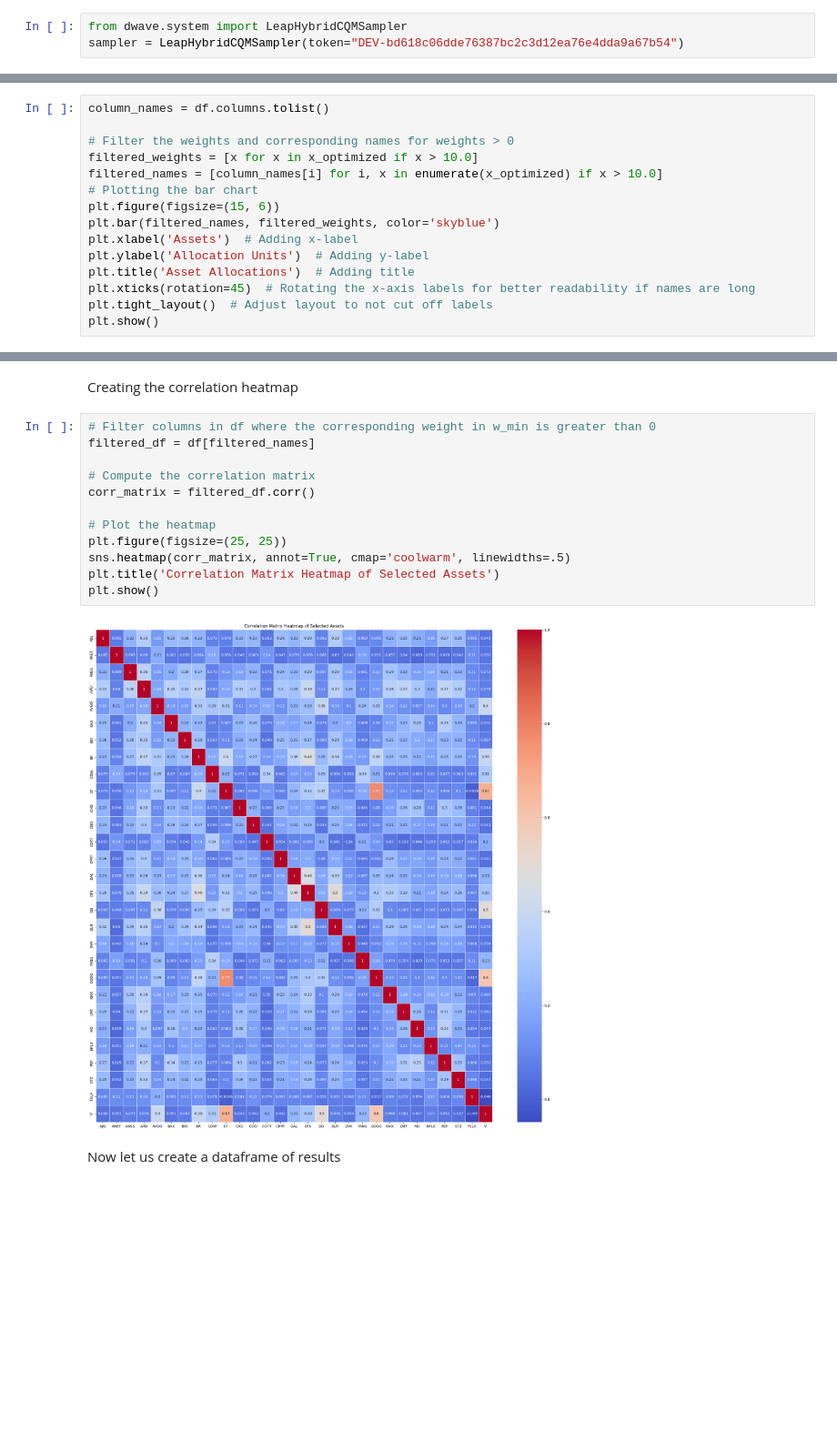
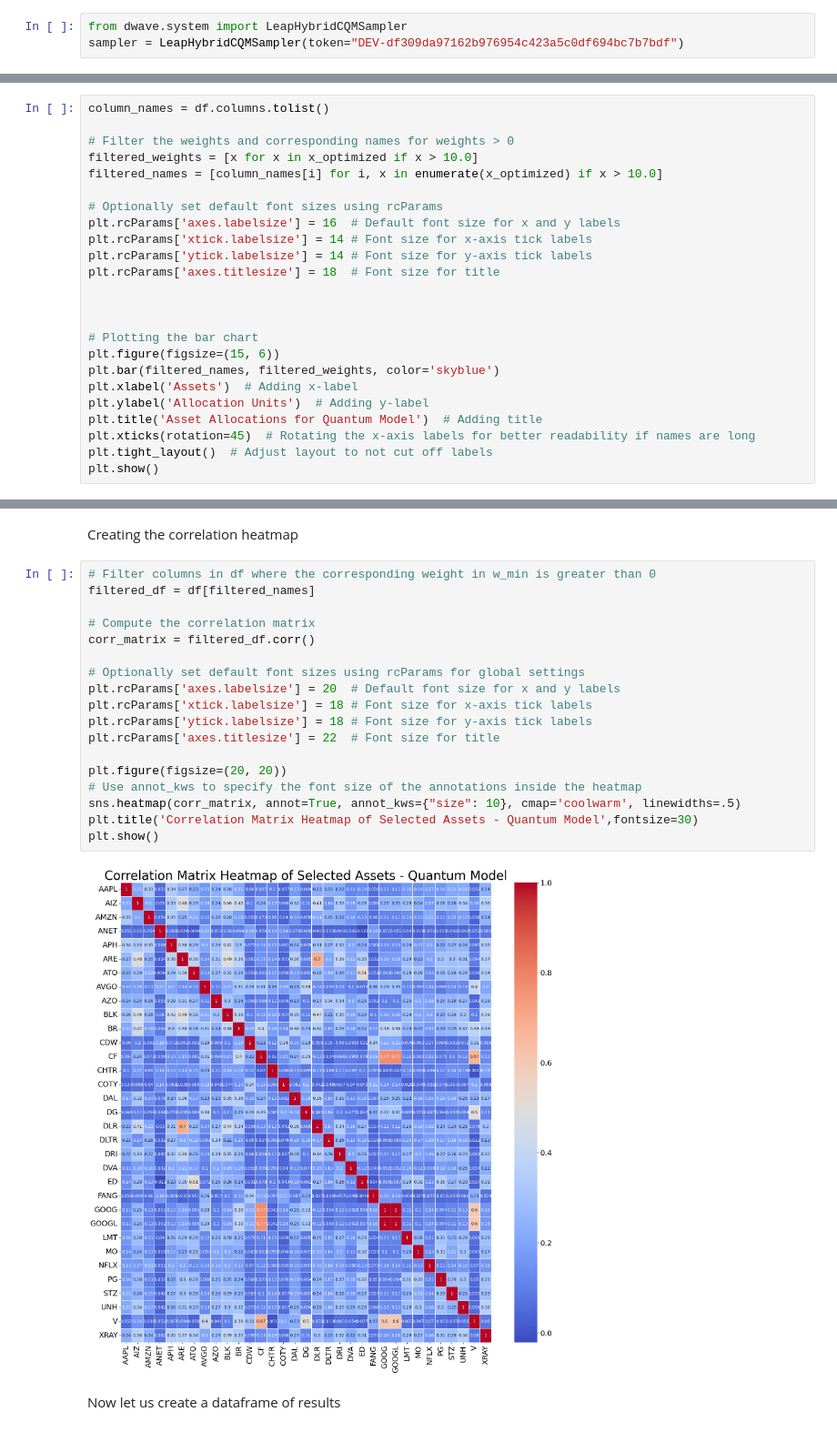
Before and after one commit to DilshanSonnadara/Quantum_Computing_Research, a Jupyter notebook: Quantum_Reformulated_Markowitz.ipynb, the cells around one changed output, grey strips where cells are left out. Shown at 91% size. Cells and saved outputs as stored; diff of their text form; blank space fills up the shorter version.

Commit message:
Updated the graphs to be more clear

```diff
--- a/Quantum_Reformulated_Markowitz.ipynb
+++ b/Quantum_Reformulated_Markowitz.ipynb
@@ -134,7 +134,7 @@ cqm.add_constraint_from_model(sum(X), '==', S, label="Total Shares", weight=1)
 Solving the optimization problem
 # %%
 from dwave.system import LeapHybridCQMSampler
-sampler = LeapHybridCQMSampler(token="DEV-bd618c06dde76387bc2c3d12ea76e4dda9a67b54")
+sampler = LeapHybridCQMSampler(token="DEV-df309da97162b976954c423a5c0df694bc7b7bdf")
 # %%
 #Solve the problem
 sampleset = sampler.sample_cqm(cqm)
@@ -789,12 +794,21 @@ column_names = df.columns.tolist()
 # Filter the weights and corresponding names for weights > 0
 filtered_weights = [x for x in x_optimized if x > 10.0]
 filtered_names = [column_names[i] for i, x in enumerate(x_optimized) if x > 10.0]
+
+# Optionally set default font sizes using rcParams
+plt.rcParams['axes.labelsize'] = 16  # Default font size for x and y labels
+plt.rcParams['xtick.labelsize'] = 14 # Font size for x-axis tick labels
+plt.rcParams['ytick.labelsize'] = 14 # Font size for y-axis tick labels
+plt.rcParams['axes.titlesize'] = 18  # Font size for title
+
+
+
 # Plotting the bar chart
 plt.figure(figsize=(15, 6))
 plt.bar(filtered_names, filtered_weights, color='skyblue')
 plt.xlabel('Assets')  # Adding x-label
 plt.ylabel('Allocation Units')  # Adding y-label
-plt.title('Asset Allocations')  # Adding title
+plt.title('Asset Allocations for Quantum Model')  # Adding title
 plt.xticks(rotation=45)  # Rotating the x-axis labels for better readability if names are long
 plt.tight_layout()  # Adjust layout to not cut off labels
 plt.show()
@@ -805,17 +819,23 @@ Creating the correlation heatmap
 # %%
 # Filter columns in df where the corresponding weight in w_min is greater than 0
 filtered_df = df[filtered_names]
 
 # Compute the correlation matrix
 corr_matrix = filtered_df.corr()
 
-# Plot the heatmap
-plt.figure(figsize=(25, 25))
-sns.heatmap(corr_matrix, annot=True, cmap='coolwarm', linewidths=.5)
-plt.title('Correlation Matrix Heatmap of Selected Assets')
+# Optionally set default font sizes using rcParams for global settings
+plt.rcParams['axes.labelsize'] = 20  # Default font size for x and y labels
+plt.rcParams['xtick.labelsize'] = 18 # Font size for x-axis tick labels
+plt.rcParams['ytick.labelsize'] = 18 # Font size for y-axis tick labels
+plt.rcParams['axes.titlesize'] = 22  # Font size for title
+
+plt.figure(figsize=(20, 20))
+# Use annot_kws to specify the font size of the annotations inside the heatmap
+sns.heatmap(corr_matrix, annot=True, annot_kws={"size": 10}, cmap='coolwarm', linewidths=.5)
+plt.title('Correlation Matrix Heatmap of Selected Assets - Quantum Model',fontsize=30)
 plt.show()
 # %% [output]
-[figure, old version]
+[figure, new version]
 # %% [markdown]
 Now let us create a dataframe of results
 # %%
```
Also changed, not shown: parts of 14 cells of this notebook, 2 other files.
